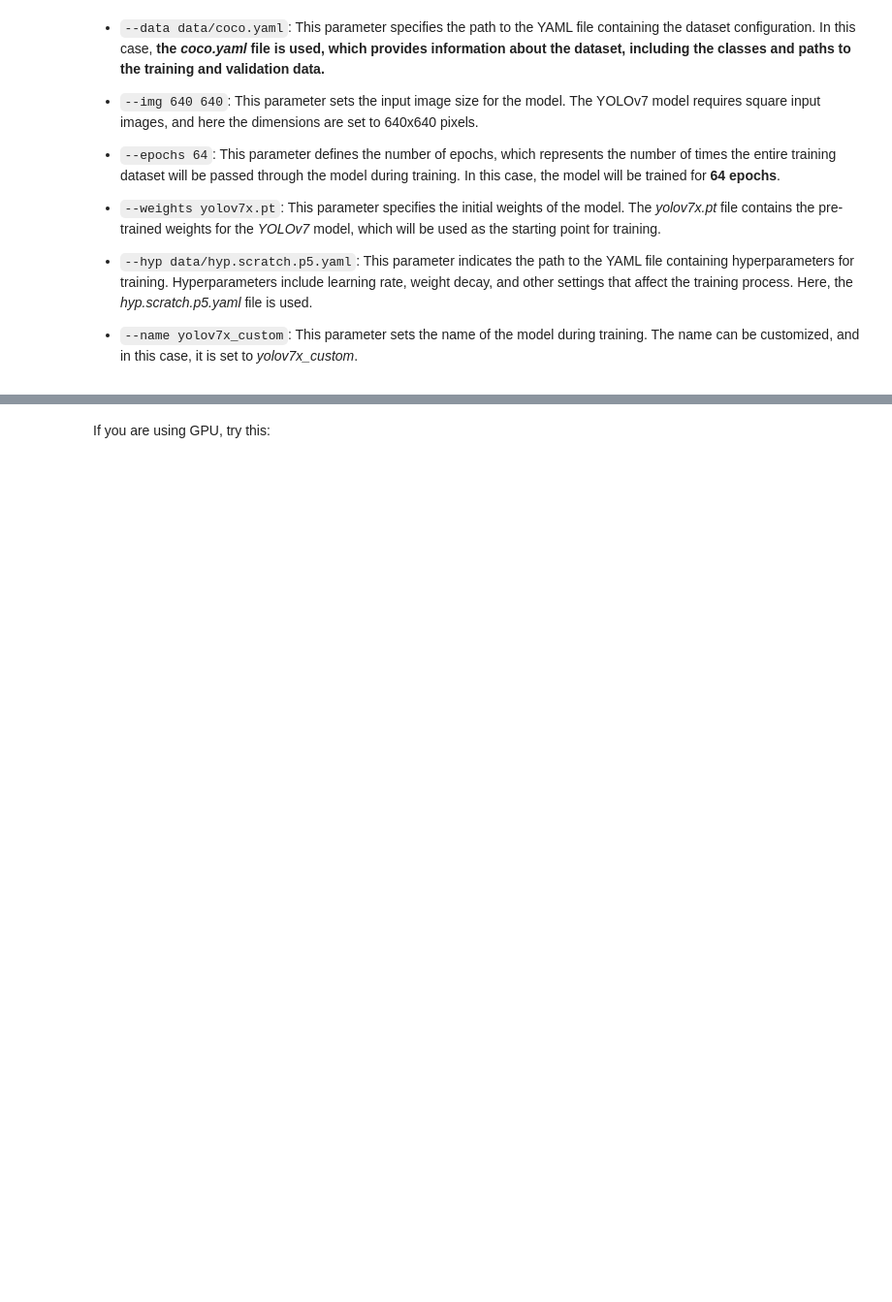
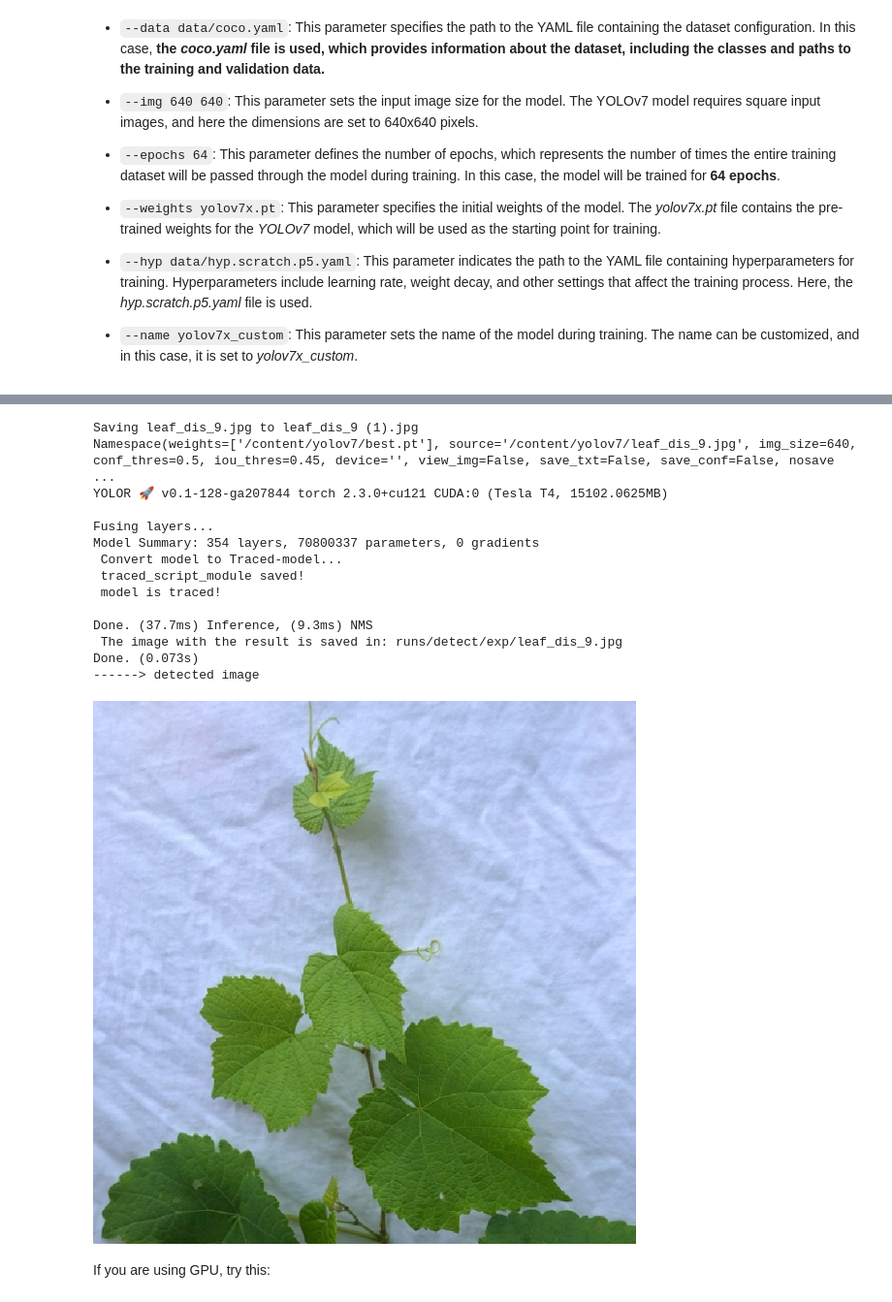
Before and after one commit to malfii/leaf_detec_YOLO7, a Jupyter notebook: leaf_detection_YOLOv7x_grapeleaves.ipynb, the cells around one changed output, grey strips where cells are left out. Shown at 97% size. Saved outputs shown, nothing was run; the diff lists cells and outputs as text; code cells hidden in the pictures; blank space fills up the shorter version.

Commit message:
new tests on the trained model with real grape leaves

```diff
--- a/leaf_detection_YOLOv7x_grapeleaves.ipynb
+++ b/leaf_detection_YOLOv7x_grapeleaves.ipynb
@@ -286,0 +287,11 @@ Done. (0.631s)
+# %%
+# try a picture with multiple images of different leaves
+# upload the image
+uploaded = files.upload()
+# remove 'exp' folders if created before
+!rm -rf /content/yolov7/runs/detect/*
+!python detect.py --weights /content/yolov7/best.pt --conf 0.50 --img-size 640 --source /content/yolov7/leaf_dis_9.jpg
+print('------> detected image')
+# display the inference results
+display.display(display.Image('/content/yolov7/runs/detect/exp/leaf_dis_9.jpg'))
+# %% [output]
@@ -287,3 +299,18 @@ Done. (0.631s)
+Saving leaf_dis_9.jpg to leaf_dis_9 (1).jpg
+Namespace(weights=['/content/yolov7/best.pt'], source='/content/yolov7/leaf_dis_9.jpg', img_size=640, conf_thres=0.5, iou_thres=0.45, device='', view_img=False, save_txt=False, save_conf=False, nosave ...
+YOLOR 🚀 v0.1-128-ga207844 torch 2.3.0+cu121 CUDA:0 (Tesla T4, 15102.0625MB)
+
+Fusing layers...
+Model Summary: 354 layers, 70800337 parameters, 0 gradients
+ Convert model to Traced-model...
+ traced_script_module saved!
+ model is traced!
+
+Done. (37.7ms) Inference, (9.3ms) NMS
+ The image with the result is saved in: runs/detect/exp/leaf_dis_9.jpg
+Done. (0.073s)
+------> detected image
+[figure, added]
 # %% [markdown]
 If you are using GPU, try this:
 # %%
```
Also changed, not shown: parts of 6 cells of this notebook.
